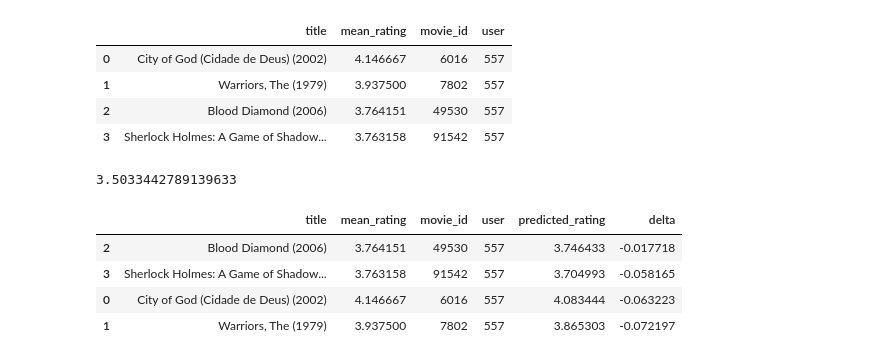
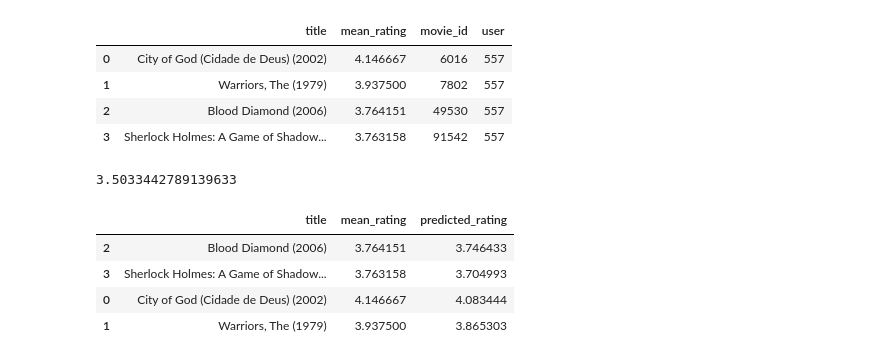
Before and after one commit to elenacramer/DLRM-with-Keras-for-movielens-dataset, a Jupyter notebook: Rec_System.ipynb, the cells around one changed output. Drawn from its saved outputs; the diff is of its cells as text; code cells hidden in the pictures.

```diff
--- a/Rec_System.ipynb
+++ b/Rec_System.ipynb
@@ -290,12 +294,12 @@ y_delta
 # %%
 reuslt2['predicted_rating'] = preds + y_delta
 # Add a column with the difference between our predicted rating (for this user) and the movie's
 # overall average rating across all users in the dataset.
 reuslt2['delta'] = reuslt2['predicted_rating'] - reuslt2['mean_rating']
-reuslt2.sort_values(by='delta', ascending=False)
+reuslt2.sort_values(by='delta', ascending=False)[['title', 'mean_rating', 'predicted_rating']]
 # %% [output]
-|  | title | mean_rating | movie_id | user | predicted_rating | delta |
-| 2 | Blood Diamond (2006) | 3.764151 | 49530 | 557 | 3.746433 | -0.017718 |
-| 3 | Sherlock Holmes: A Game of Shadow... | 3.763158 | 91542 | 557 | 3.704993 | -0.058165 |
-| 0 | City of God (Cidade de Deus) (2002) | 4.146667 | 6016 | 557 | 4.083444 | -0.063223 |
-| 1 | Warriors, The (1979) | 3.937500 | 7802 | 557 | 3.865303 | -0.072197 |
+|  | title | mean_rating | predicted_rating |
+| 2 | Blood Diamond (2006) | 3.764151 | 3.746433 |
+| 3 | Sherlock Holmes: A Game of Shadow... | 3.763158 | 3.704993 |
+| 0 | City of God (Cidade de Deus) (2002) | 4.146667 | 4.083444 |
+| 1 | Warriors, The (1979) | 3.937500 | 3.865303 |
```
Also changed, not shown: parts of 1 cell of this notebook, 1 other file.
